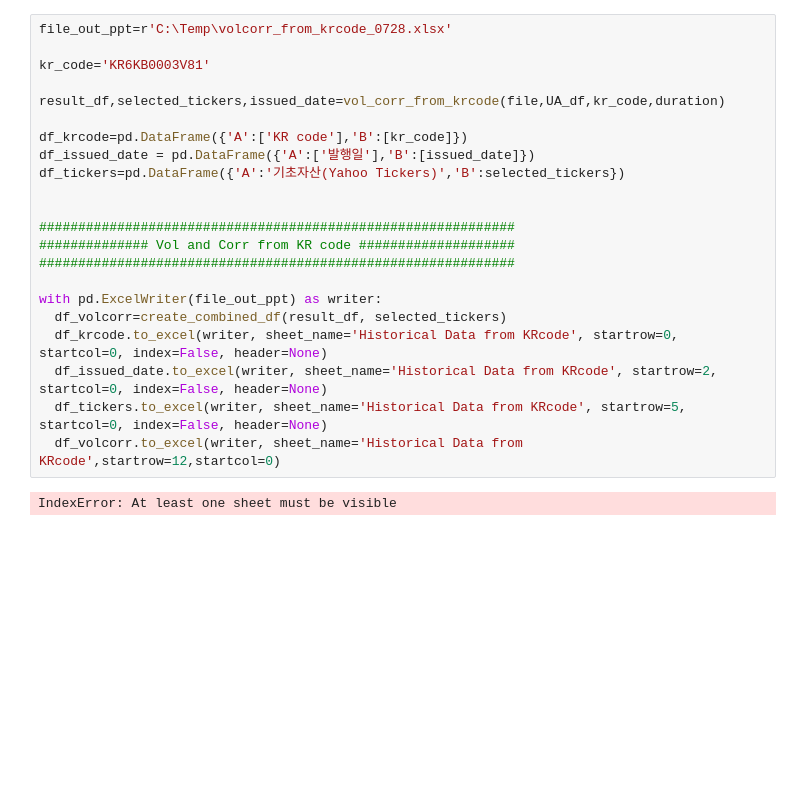
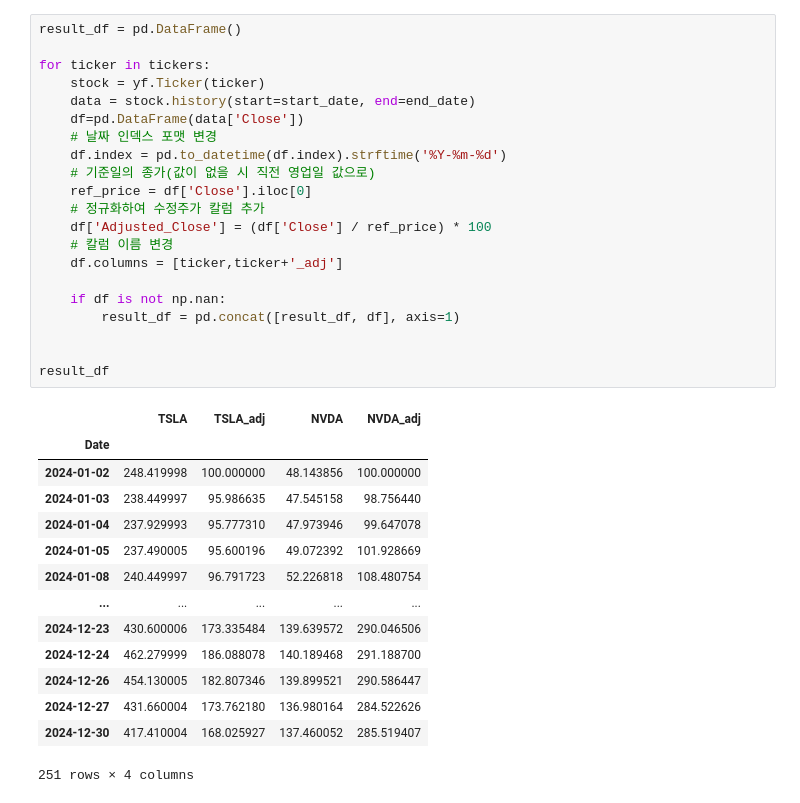
Before and after one commit to HST0077/FE2025, a Jupyter notebook: 변동성과 상관계수.ipynb, the cells around one changed output. Saved outputs shown, nothing was run; the diff lists cells and outputs as text; blank space fills up the shorter version.

```diff
--- a/변동성과 상관계수.ipynb
+++ b/변동성과 상관계수.ipynb
@@ -439,24 +47,36 @@ vol_corr(tickers, date, duration)
-# %%
-file_out_ppt=r'C:\Temp\volcorr_from_krcode_0728.xlsx'
-
-kr_code='KR6KB0003V81'
-
-result_df,selected_tickers,issued_date=vol_corr_from_krcode(file,UA_df,kr_code,duration)
-
-df_krcode=pd.DataFrame({'A':['KR code'],'B':[kr_code]})
-df_issued_date = pd.DataFrame({'A':['발행일'],'B':[issued_date]})
-df_tickers=pd.DataFrame({'A':'기초자산(Yahoo Tickers)','B':selected_tickers})
-
-
-#############################################################
-############## Vol and Corr from KR code ####################
-#############################################################
-
-with pd.ExcelWriter(file_out_ppt) as writer:
-  df_volcorr=create_combined_df(result_df, selected_tickers)
-  df_krcode.to_excel(writer, sheet_name='Historical Data from KRcode', startrow=0, startcol=0, index=False, header=None)
-  df_issued_date.to_excel(writer, sheet_name='Historical Data from KRcode', startrow=2, startcol=0, index=False, header=None)
-  df_tickers.to_excel(writer, sheet_name='Historical Data from KRcode', startrow=5, startcol=0, index=False, header=None)
-  df_volcorr.to_excel(writer, sheet_name='Historical Data from KRcode',startrow=12,startcol=0)
-# %% [output]
-IndexError: At least one sheet must be visible
+# %%
+result_df = pd.DataFrame()
+
+for ticker in tickers:
+    stock = yf.Ticker(ticker)
+    data = stock.history(start=start_date, end=end_date)
+    df=pd.DataFrame(data['Close'])
+    # 날짜 인덱스 포맷 변경
+    df.index = pd.to_datetime(df.index).strftime('%Y-%m-%d')
+    # 기준일의 종가(값이 없을 시 직전 영업일 값으로)
+    ref_price = df['Close'].iloc[0]
+    # 정규화하여 수정주가 칼럼 추가
+    df['Adjusted_Close'] = (df['Close'] / ref_price) * 100
+    # 칼럼 이름 변경
+    df.columns = [ticker,ticker+'_adj']
+
+    if df is not np.nan:
+        result_df = pd.concat([result_df, df], axis=1)
+
+
+result_df
+# %% [output]
+|  | TSLA | TSLA_adj | NVDA | NVDA_adj |
+| Date |  |  |  |  |
+| 2024-01-02 | 248.419998 | 100.000000 | 48.143856 | 100.000000 |
+| 2024-01-03 | 238.449997 | 95.986635 | 47.545158 | 98.756440 |
+| 2024-01-04 | 237.929993 | 95.777310 | 47.973946 | 99.647078 |
+| 2024-01-05 | 237.490005 | 95.600196 | 49.072392 | 101.928669 |
+| 2024-01-08 | 240.449997 | 96.791723 | 52.226818 | 108.480754 |
+| ... | ... | ... | ... | ... |
+| 2024-12-23 | 430.600006 | 173.335484 | 139.639572 | 290.046506 |
+| 2024-12-24 | 462.279999 | 186.088078 | 140.189468 | 291.188700 |
+| 2024-12-26 | 454.130005 | 182.807346 | 139.899521 | 290.586447 |
+| 2024-12-27 | 431.660004 | 173.762180 | 136.980164 | 284.522626 |
+| 2024-12-30 | 417.410004 | 168.025927 | 137.460052 | 285.519407 |
+251 rows × 4 columns
```
Also changed, not shown: parts of 10 cells of this notebook.
